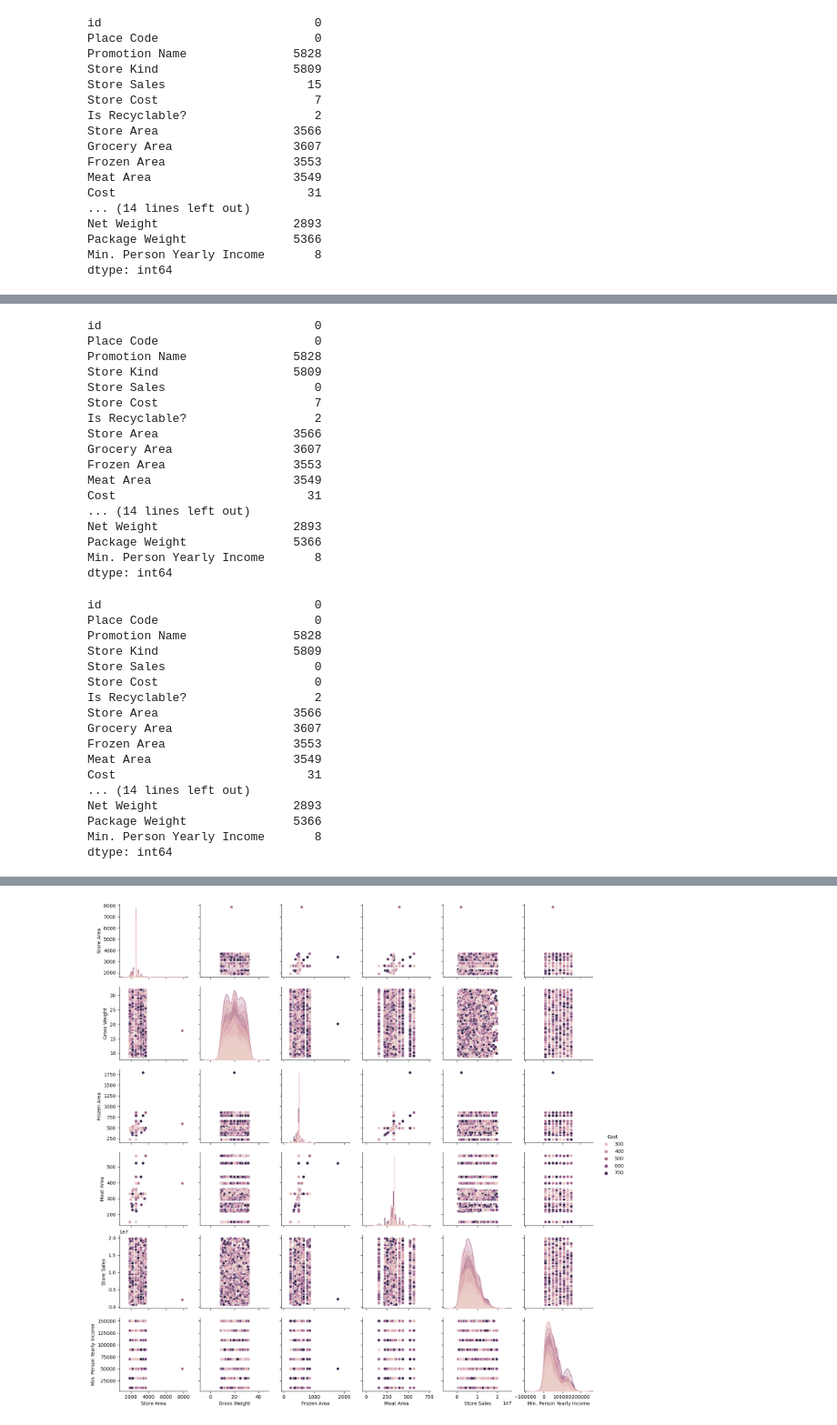
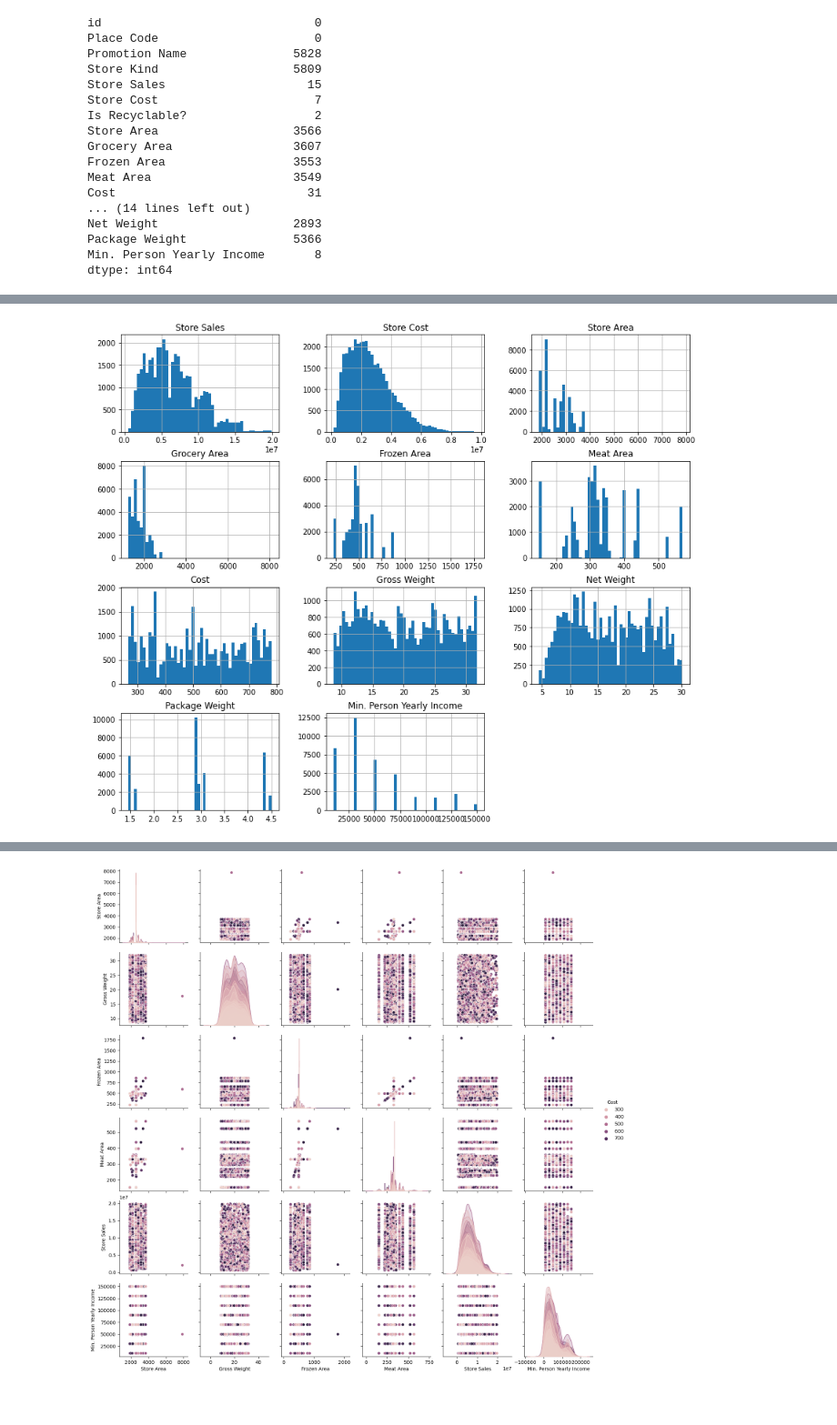
Before and after one commit to kershrita/Predicting-Market-Costs, a Jupyter notebook: EDA.ipynb, the cells around one changed output, grey strips where cells are left out. Shown at 91% size. Saved outputs shown, nothing was run; the diff lists cells and outputs as text; code cells hidden in the pictures; blank space fills up the shorter version.

```diff
--- a/EDA.ipynb
+++ b/EDA.ipynb
@@ -32,0 +9,3 @@ array([[<Axes: title={'center': 'Store Sales'}>,
+# %%
+df = pd.read_csv("data/half_cleaned.csv")
+df.head()
@@ -57,6 +59,0 @@ def transform_recyclable(df):
-# %%
-df['Marriage'] = df['Marriage'].apply(lambda x: 1 if x == 'Married' else 0)
-df['Gender'] = df['Gender'].apply(lambda x: 1 if x == 'Female' else 0)
-# %%
-mapping = {'No':0,'one': 1, 'two': 2, 'three': 3, 'four': 4, 'five': 5}
-df['Children'] = df['Children'].map(mapping)
@@ -66,3 +59,0 @@ df['Children'] = df['Children'].map(mapping)
-# %%
-df['Store Kind'].fillna('UN_Known',inplace=True)
-df.isnull().sum()
@@ -69,42 +80,6 @@ df.isnull().sum()
+# %%
+df.select_dtypes(float).hist(bins=50, figsize=(14, 12));
+# %% [output]
+[figure, added]
 # %%
-df['Store Sales'].fillna(df['Store Sales'].mean(), inplace=True)
-df.isnull().sum()
+df["Store Sales"] = np.sqrt(df["Store Sales"])
-# %% [output]
-id                              0
-Place Code                      0
-Promotion Name               5828
-Store Kind                   5809
-Store Sales                     0
-Store Cost                      7
-Is Recyclable?                  2
-Store Area                   3566
-Grocery Area                 3607
-Frozen Area                  3553
-Meat Area                    3549
-Cost                           31
-... (14 lines left out)
-Net Weight                   2893
-Package Weight               5366
-Min. Person Yearly Income       8
-dtype: int64
-# %%
-df['Store Cost'].fillna(df['Store Cost'].mean(), inplace=True)
-df.isnull().sum()
-# %% [output]
-id                              0
-Place Code                      0
-Promotion Name               5828
-Store Kind                   5809
-Store Sales                     0
-Store Cost                      0
-Is Recyclable?                  2
-Store Area                   3566
-Grocery Area                 3607
-Frozen Area                  3553
-Meat Area                    3549
-Cost                           31
-... (14 lines left out)
-Net Weight                   2893
-Package Weight               5366
-Min. Person Yearly Income       8
-dtype: int64
```
Also changed, not shown: parts of 37 cells of this notebook.
